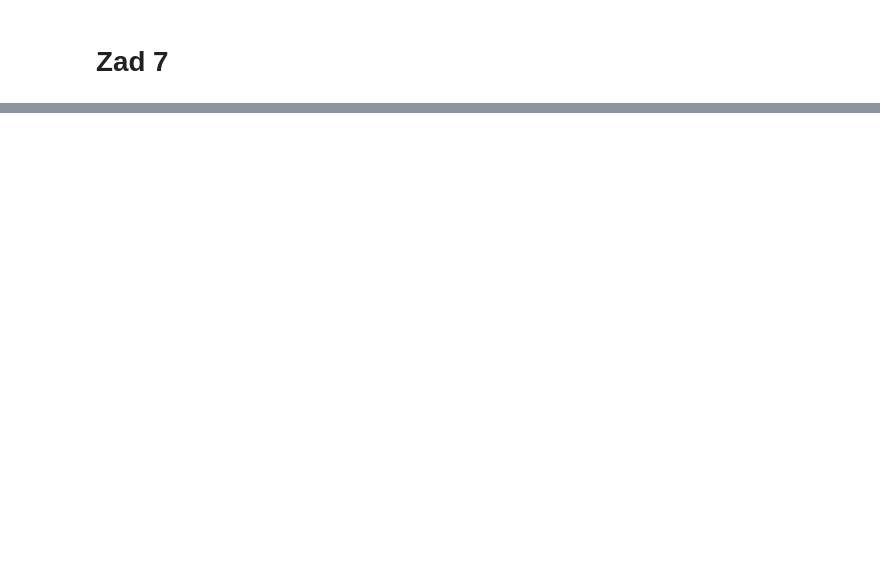
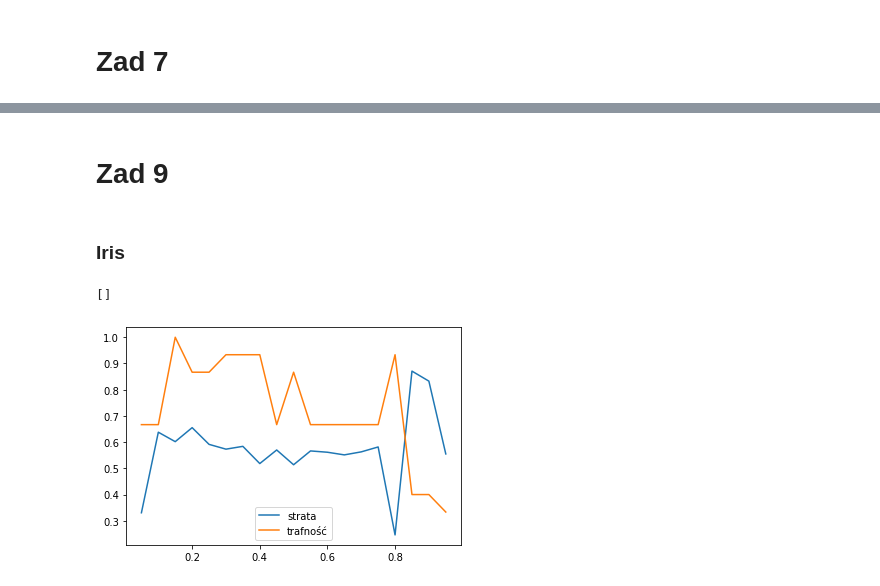
Before and after one commit to TheCommonCold/UM-lab-7-8, a Jupyter notebook: UM-lab8.ipynb, the cells around one changed output, grey strips where cells are left out. Cells and saved outputs as stored; diff of their text form; code cells hidden in the pictures; blank space fills up the shorter version.

```diff
--- a/UM-lab8.ipynb
+++ b/UM-lab8.ipynb
@@ -32,0 +152,37 @@ X_test = scaler.transform(X_test)
+# %% [markdown]
+# Zad 9
+# %% [markdown]
+### Iris
+# %%
+iris = load_iris()
+X = iris.data
+y = iris.target
+
+X = StandardScaler().fit_transform(X)
+X_train, X_test, y_train, y_test = train_test_split(X, y, test_size=0.1, random_state=1342)
+
+scaler = StandardScaler()
+scaler.fit(X_train)
+X_train = scaler.transform(X_train)
+X_test = scaler.transform(X_test)
+
+loss = []
+licz = []
+acc = []
+for i in np.linspace(0.05,0.95,19):
+    clf = MLPClassifier(solver='adam', alpha=1e-5, hidden_layer_sizes=(4,3), activation='logistic',validation_fraction=i, early_stopping= True,random_state=231,
+                    max_iter=5000, n_iter_no_change=500)
+    clf.fit(X_train, y_train)
+    licz.append(i)
+    loss.append(clf.loss_)
+    acc.append(clf.score(X_test,y_test))
+
+fig = plt.figure()
+ax = fig.add_subplot(111)
+ax.plot(licz, loss,label = "strata")
+ax.plot(licz, acc,label = "trafność")
+ax.legend()
+plt.plot()
+# %% [output]
+[]
+[figure, added]
```
Also changed, not shown: parts of 9 cells of this notebook.
